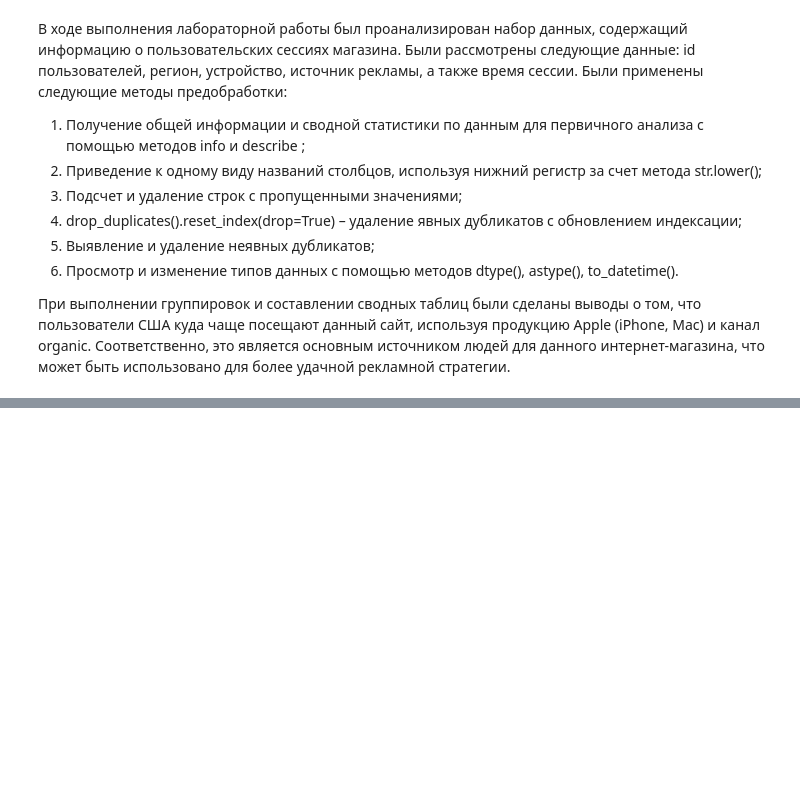
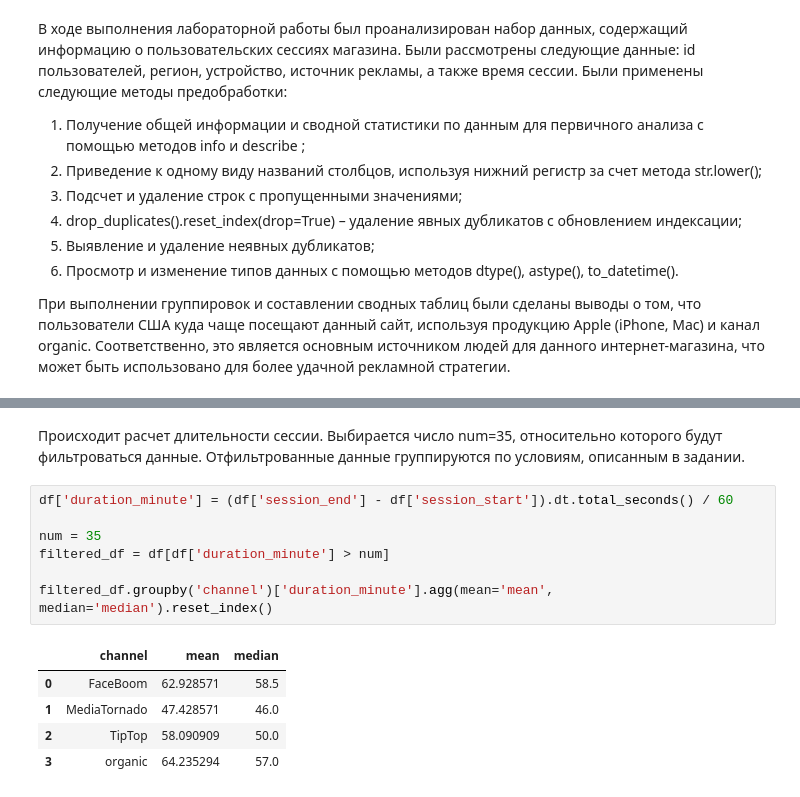
Before and after one commit to AnnLoknovskaya/AD_lab1, a Jupyter notebook: ЛР1_Локновская_6.ipynb, the cells around one changed output, grey strips where cells are left out. Saved outputs shown, nothing was run; the diff lists cells and outputs as text; blank space fills up the shorter version.

```diff
--- a/ЛР1_Локновская_6.ipynb
+++ b/ЛР1_Локновская_6.ipynb
@@ -447,0 +506,15 @@ df.pivot_table(index='device', columns='channel', values='user_id', aggfunc='cou
+# %% [markdown]
+Происходит расчет длительности сессии. Выбирается число num=35, относительно которого будут фильтроваться данные. Отфильтрованные данные группируются по условиям, описанным в задании.
+# %%
+df['duration_minute'] = (df['session_end'] - df['session_start']).dt.total_seconds() / 60
+
+num = 35
+filtered_df = df[df['duration_minute'] > num]
+
+filtered_df.groupby('channel')['duration_minute'].agg(mean='mean', median='median').reset_index()
+# %% [output]
+|  | channel | mean | median |
+| 0 | FaceBoom | 62.928571 | 58.5 |
+| 1 | MediaTornado | 47.428571 | 46.0 |
+| 2 | TipTop | 58.090909 | 50.0 |
+| 3 | organic | 64.235294 | 57.0 |
```
Also changed, not shown: parts of 54 cells of this notebook.
